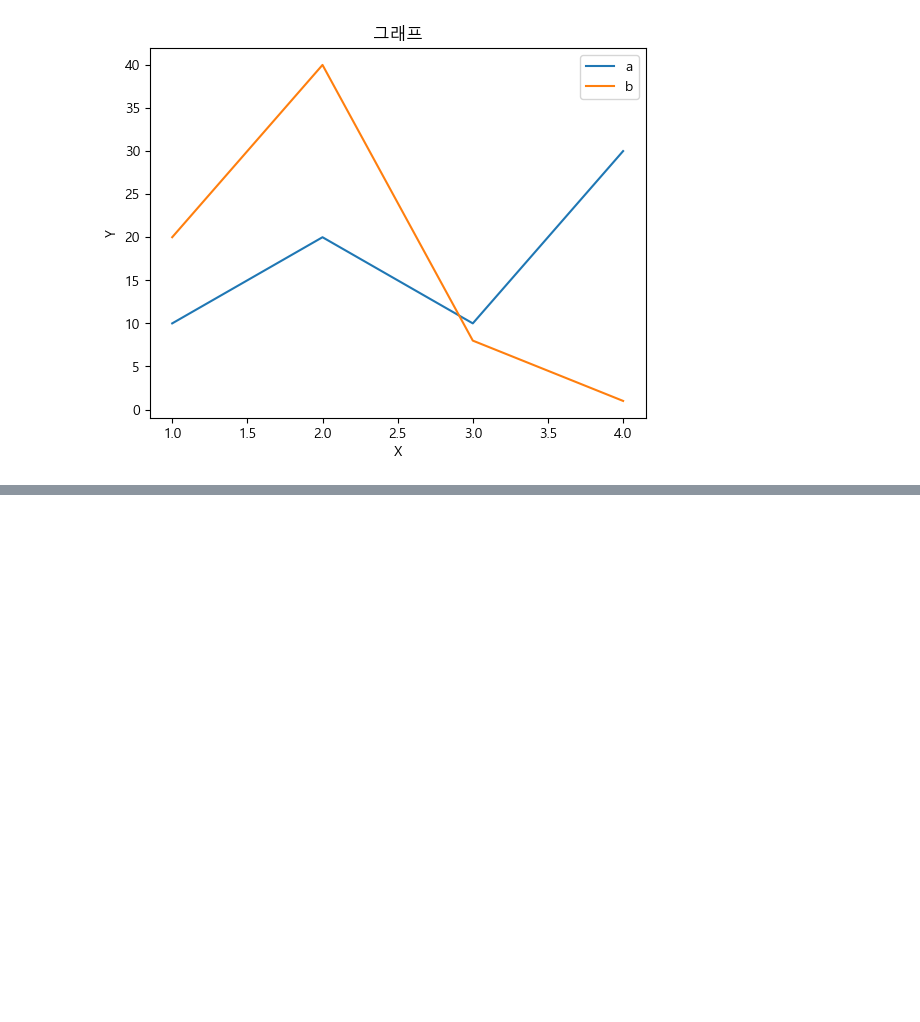
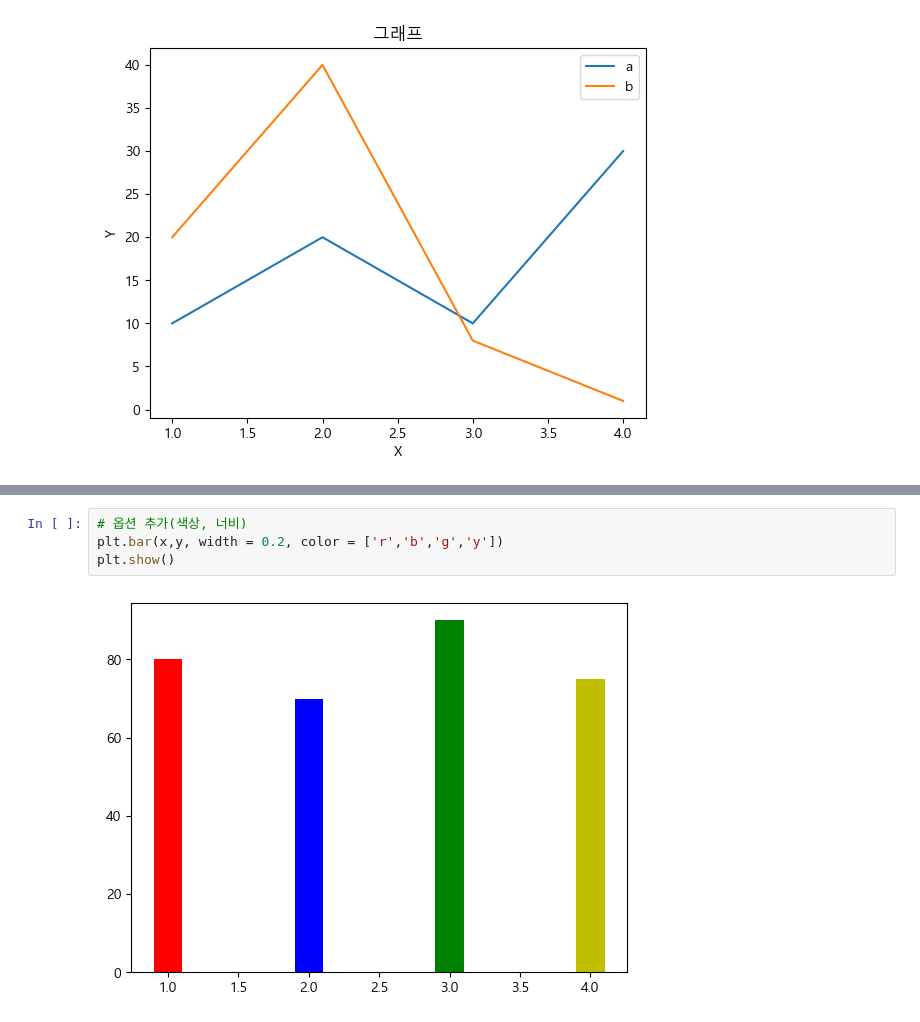
Before and after one commit to KHseo32/test, a Jupyter notebook: 3월 22일/240322(Matploblib).ipynb, the cells around one changed output, grey strips where cells are left out. Cells and saved outputs as stored; diff of their text form; blank space fills up the shorter version.

```diff
--- a/3월 22일/240322(Matploblib).ipynb
+++ b/3월 22일/240322(Matploblib).ipynb
@@ -69,0 +78,6 @@ plt.show()
+# %%
+# 옵션 추가(색상, 너비)
+plt.bar(x,y, width = 0.2, color = ['r','b','g','y'])
+plt.show()
+# %% [output]
+[figure, added]
```
Also changed, not shown: parts of 12 cells of this notebook, 2 other files.
